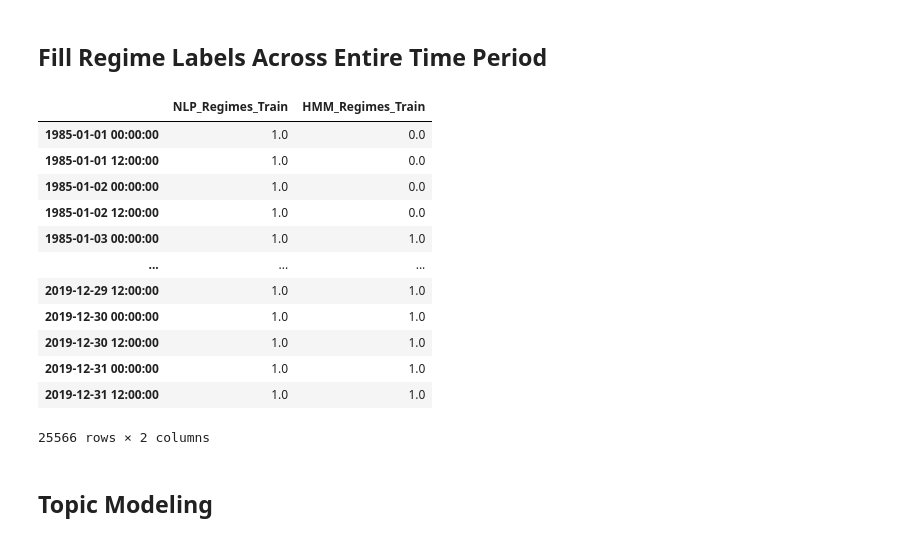
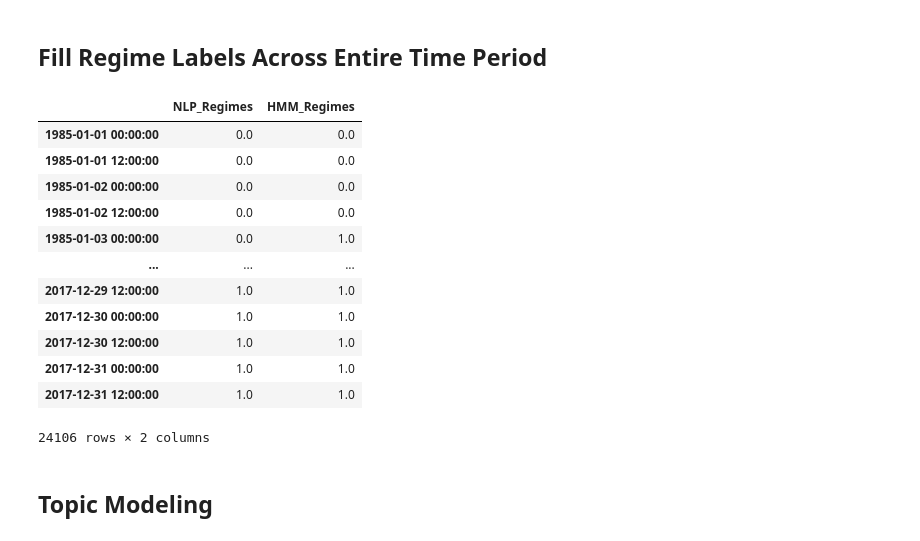
Before and after one commit to uday-31/regime-modeling-with-NLP, a Jupyter notebook: working_notebook_not_dhruv.ipynb, the cells around one changed output. Cells and saved outputs as stored; diff of their text form; code cells hidden in the pictures.

```diff
--- a/working_notebook_not_dhruv.ipynb
+++ b/working_notebook_not_dhruv.ipynb
@@ -55,12 +54,12 @@ sns.set_theme()
 # Experiments
 # %%
 period_start = datetime(1985, 1, 1)
-period_end = datetime(2023, 6, 30)
+period_end = datetime(2022, 12, 31)
 
 train_start = datetime(1985, 1, 1)
-train_end = datetime(2019, 12, 31)
-test_start = datetime(2020, 1, 1)
-test_end = datetime(2023, 6, 30)
+train_end = datetime(2017, 12, 31)
+test_start = datetime(2018, 1, 1)
+test_end = datetime(2022, 12, 31)
 # %% [markdown]
 ## NLP Regimes
 # %%
@@ -148,10 +147,10 @@ assert model_kmeans.labels_.shape[0] == train_data.shape[0]
 assert model_kmeans.y_test_pred.shape[0] == test_data.shape[0]
 
 nlp_regimes_train = pd.DataFrame.from_dict({
-    'NLP_Regimes_Train': model_kmeans.labels_
+    'NLP_Regimes': model_kmeans.labels_
 }).set_index(train_data.index)
 nlp_regimes_test = pd.DataFrame.from_dict({
-    'NLP_Regimes_Test': model_kmeans.y_test_pred
+    'NLP_Regimes': model_kmeans.y_test_pred
 }).set_index(pd.to_datetime(test_data.index))
 
 display(nlp_regimes_train)
@@ -254,52 +253,52 @@ hmm_regimes_train, hmm_model = fit_hmm(
 hmm_regimes_test = hmm_model.predict(r_values_test.values.reshape(-1, 1))
 # %%
 hmm_regimes_train = pd.DataFrame.from_dict({
-    'HMM_Regimes_Train': list(hmm_regimes_train.values),
+    'HMM_Regimes': list(hmm_regimes_train.values),
 }).set_index(r_values_train.index)
 
 hmm_regimes_test = pd.DataFrame.from_dict({
-    'HMM_Regimes_Test': hmm_regimes_test,
+    'HMM_Regimes': hmm_regimes_test,
 }).set_index(r_values_test.index)
 # %% [markdown]
 ## Fill Regime Labels Across Entire Time Period
 # %%
 train_regimes = pd.DataFrame(index=pd.date_range(
     start=period_start,
     end=train_end + timedelta(1),
     freq='12H'
 )[:-1])
 
 train_regimes = pd.merge(
     left=train_regimes,
     right=nlp_regimes_train,
     how="left",
     left_index=True,
     right_index=True,
 ).bfill()
 
 train_regimes = pd.merge(
     left=train_regimes,
     right=hmm_regimes_train,
     how="left",
     left_index=True,
     right_index=True,
 ).bfill()
 
-train_regimes.NLP_Regimes_Train = train_regimes.NLP_Regimes_Train.ffill()
-train_regimes.HMM_Regimes_Train = train_regimes.HMM_Regimes_Train.ffill()
+train_regimes.NLP_Regimes = train_regimes.NLP_Regimes.ffill()
+train_regimes.HMM_Regimes = train_regimes.HMM_Regimes.ffill()
 
 train_regimes
 # %% [output]
-|  | NLP_Regimes_Train | HMM_Regimes_Train |
-| 1985-01-01 00:00:00 | 1.0 | 0.0 |
-| 1985-01-01 12:00:00 | 1.0 | 0.0 |
-| 1985-01-02 00:00:00 | 1.0 | 0.0 |
-| 1985-01-02 12:00:00 | 1.0 | 0.0 |
-| 1985-01-03 00:00:00 | 1.0 | 1.0 |
+|  | NLP_Regimes | HMM_Regimes |
+| 1985-01-01 00:00:00 | 0.0 | 0.0 |
+| 1985-01-01 12:00:00 | 0.0 | 0.0 |
+| 1985-01-02 00:00:00 | 0.0 | 0.0 |
+| 1985-01-02 12:00:00 | 0.0 | 0.0 |
+| 1985-01-03 00:00:00 | 0.0 | 1.0 |
 | ... | ... | ... |
-| 2019-12-29 12:00:00 | 1.0 | 1.0 |
-| 2019-12-30 00:00:00 | 1.0 | 1.0 |
-| 2019-12-30 12:00:00 | 1.0 | 1.0 |
-| 2019-12-31 00:00:00 | 1.0 | 1.0 |
-| 2019-12-31 12:00:00 | 1.0 | 1.0 |
+| 2017-12-29 12:00:00 | 1.0 | 1.0 |
+| 2017-12-30 00:00:00 | 1.0 | 1.0 |
+| 2017-12-30 12:00:00 | 1.0 | 1.0 |
+| 2017-12-31 00:00:00 | 1.0 | 1.0 |
+| 2017-12-31 12:00:00 | 1.0 | 1.0 |
-25566 rows × 2 columns
+24106 rows × 2 columns
```
Also changed, not shown: parts of 38 cells of this notebook.
